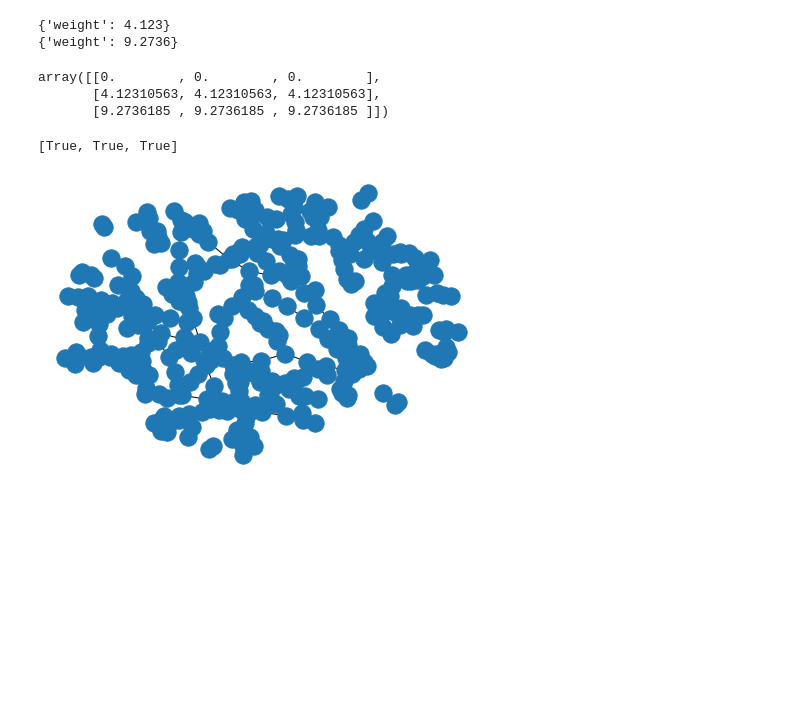
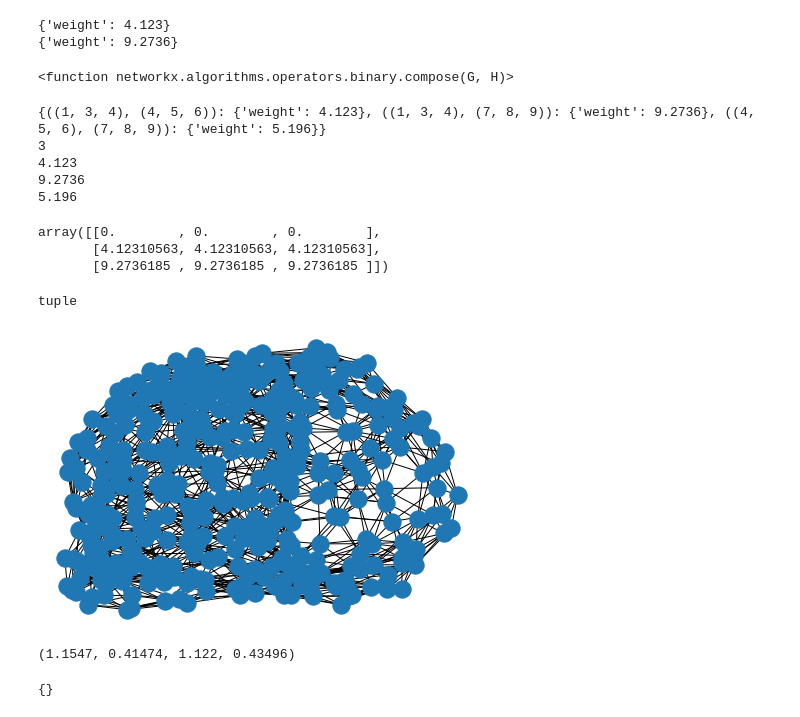
Before and after one commit to jeremy-wayland/PersistentHomologyKNN, a Jupyter notebook: src/Untitled.ipynb, the cells around one changed output. Cells and saved outputs as stored; diff of their text form; code cells hidden in the pictures; blank space fills up the shorter version.

Commit message:
SimplicialComplex class roughly finished, added test file

```diff
--- a/src/Untitled.ipynb
+++ b/src/Untitled.ipynb
@@ -16,9 +16,24 @@ G.add_edge((1,3,4),(7,8,9), weight=9.2736)
 G.add_edge((4,5,6), (7,8,9), weight=5.196)
 for n in G.neighbors((1,3,4)):
     print(G.edges[(1,3,4),n])
+
+nx.compose
 # %% [output]
 {'weight': 4.123}
 {'weight': 9.2736}
+<function networkx.algorithms.operators.binary.compose(G, H)>
+# %%
+print(dict(G.edges))
+print(len(G.nodes))
+for edge in dict(G.edges):
+    weight = dict(G.edges)[edge]['weight']
+    print(weight)
+# %% [output]
+{((1, 3, 4), (4, 5, 6)): {'weight': 4.123}, ((1, 3, 4), (7, 8, 9)): {'weight': 9.2736}, ((4, 5, 6), (7, 8, 9)): {'weight': 5.196}}
+3
+4.123
+9.2736
+5.196
 # %%
 all([type(x)==float or type(x)==int for x in (1,3,4)])
 cdist(X,Y)
@@ -30,11 +45,27 @@ array([[0.        , 0.        , 0.        ],
 type(pd.DataFrame(np.array([2,3]))) in [str, np.ndarray, pd.DataFrame]
 np.array([x for x in (1,2,4)])
 [type(x)==float or type(x)==int for x in (1,3,4)]
+type((1,2,3))
 # %% [output]
-[True, True, True]
+tuple
 # %%
 from simplicial_complex import SimplicialComplex
-sc = SimplicialComplex(.17,vertices='../Data/torus_points.txt')
+sc = SimplicialComplex(.6,vertices='../Data/torus_points.txt')
 nx.draw(sc.complex)
 # %% [output]
-[figure, old version]
+[figure, new version]
+# %%
+isinstance(sc, SimplicialComplex)
+isinstance(np.array([1,1,1]), np.ndarray)
+foobar = 'hi'
+f'foobarina {foobar}'
+
+sc.complex.has_node(tuple(np.array([1.1091,0.483,0.029373,1.1124])))
+e = sc.complex.nodes
+print(list(e)[0])
+# %% [output]
+(1.1547, 0.41474, 1.122, 0.43496)
+# %%
+dict(sc.complex.neighbors(n0))
+# %% [output]
+{}
```
Also changed, not shown: parts of 1 cell of this notebook, 1 other file.
